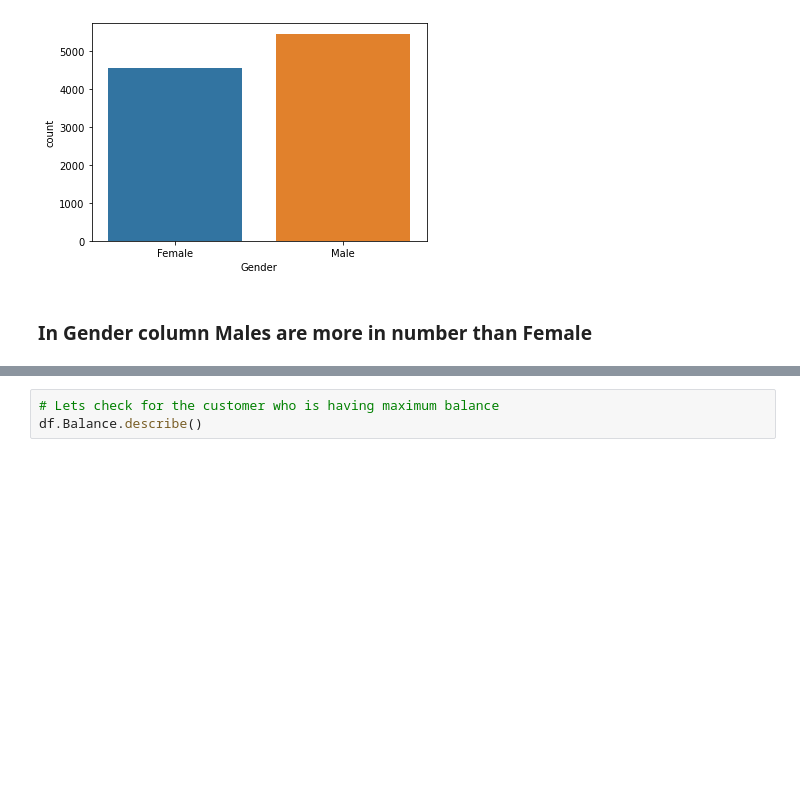
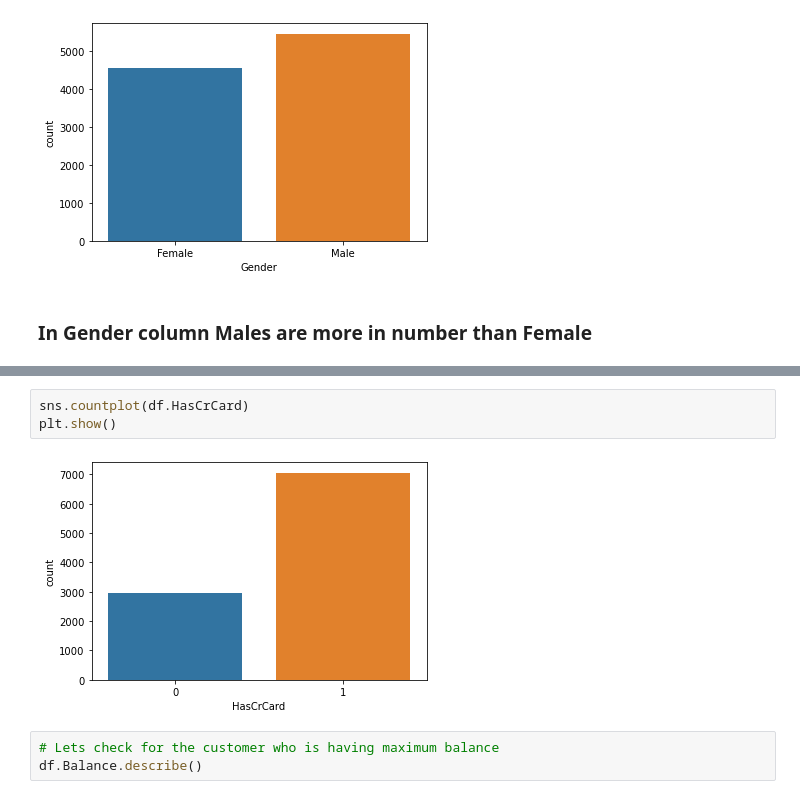
Before and after one commit to jayakishan996/churn-modelling, a Jupyter notebook: Churn Modeling Project.ipynb, the cells around one changed output, grey strips where cells are left out. Drawn from its saved outputs; the diff is of its cells as text; blank space fills up the shorter version.

```diff
--- a/Churn Modeling Project.ipynb
+++ b/Churn Modeling Project.ipynb
@@ -111,3 +115,8 @@ plt.show()
+# %%
+sns.countplot(df.HasCrCard)
+plt.show()
+# %% [output]
+[figure, added]
 # %%
 # Lets check for the customer who is having maximum balance
 df.Balance.describe()
```
Also changed, not shown: parts of 37 cells of this notebook.
